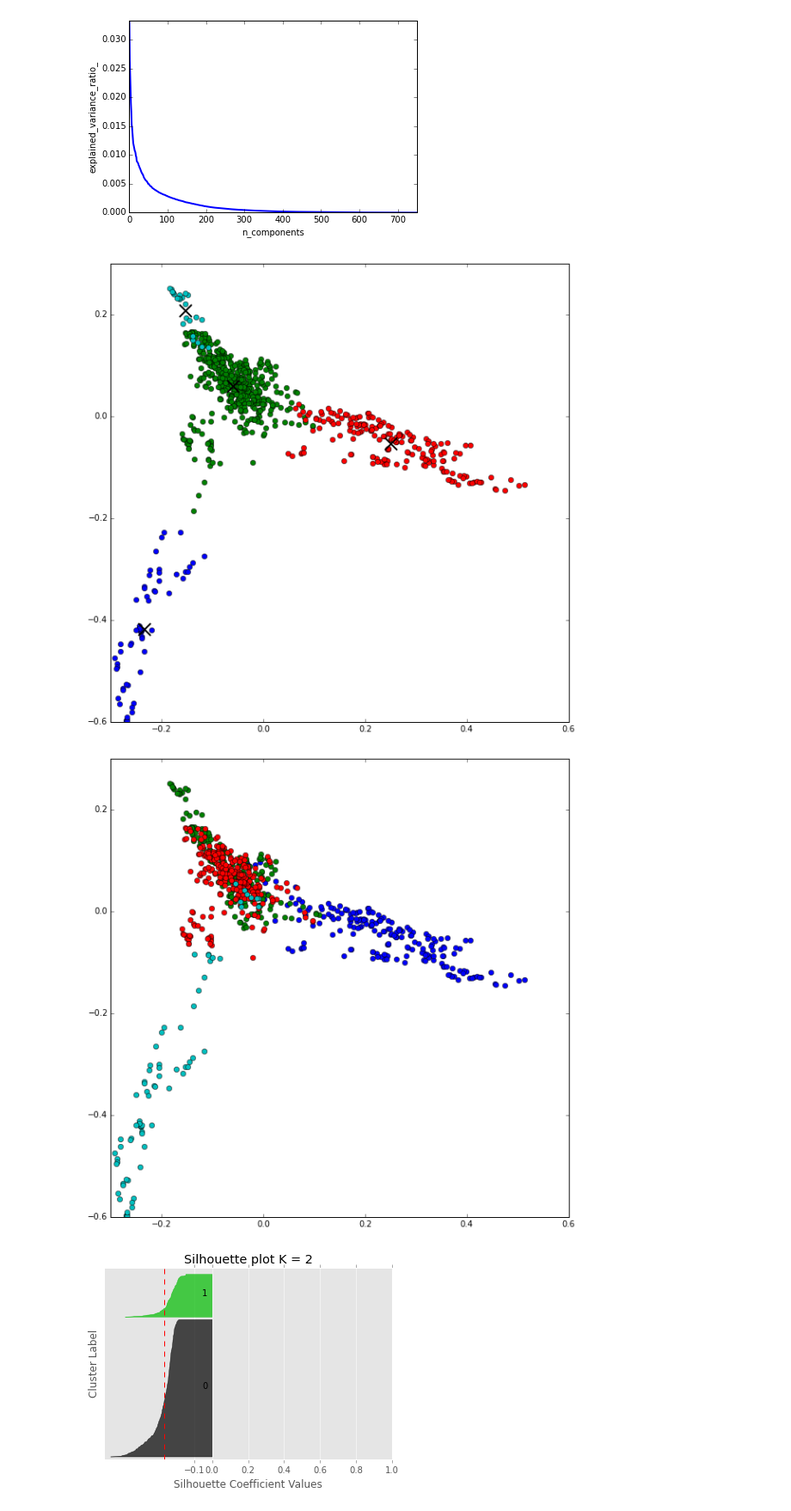
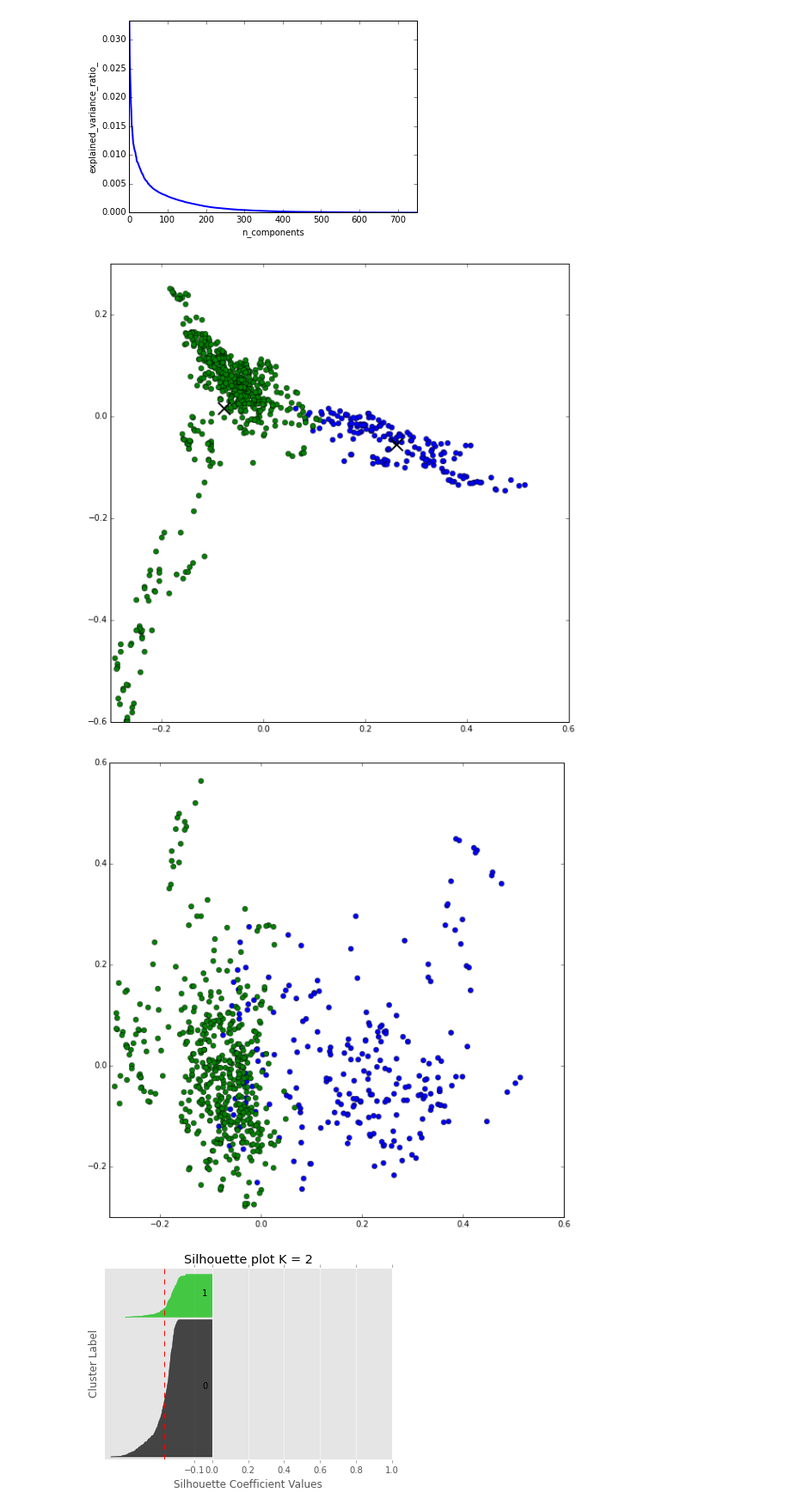
Before and after one commit to dingchaoz/machine_learning, a Jupyter notebook: HW4/Clustering_play.ipynb, the cells around one changed output. Shown at 86% size. Drawn from its saved outputs; the diff is of its cells as text; code cells hidden in the pictures.

```diff
--- a/HW4/Clustering_play.ipynb
+++ b/HW4/Clustering_play.ipynb
@@ -47,42 +47,42 @@ def getGMM(X, k):
     return gmm
 # %%
 ### fit K-Means cluster
-true_k = 4
+true_k = 2
 km = getKM(X_pca, true_k)
 klabels = km.labels_
 kcentroids = km.cluster_centers_
 
 ## plot K-Means
 plt.figure(figsize=(10, 10))
 for i in range(true_k):
     # plot data points
     dplt = X_pca[np.where(klabels==i)]
     plt.plot(dplt[:,0],dplt[:,1],'o')
 
     # plot centroids
     lines = plt.plot(kcentroids[i,0],kcentroids[i,1],'kx')
     plt.setp(lines,ms=15.0)
     plt.setp(lines,mew=2.0)
 plt.show()
 
 
 ### fit GMM with covariance_type = full
 gmm = getGMM(X_pca, true_k)
 glabels = gmm.predict(X_pca)
 gmeans = gmm.means_
 gcovar = gmm.covars_
 
 ## plot GMM
 plt.figure(figsize=(10, 10))
 for i in range(true_k):
     # plot data points
     dplt = X_pca[np.where(glabels==i)]
-    plt.plot(dplt[:,0],dplt[:,1],'o')
+    plt.plot(dplt[:,0],dplt[:,2],'o')
 
 plt.show()
 # %% [output]
-[figure, old version]
+[figure, new version]
-[figure, old version]
+[figure, new version]
 # %%
 ## Silhouette calculation & plot
 ## Adapted from http://scikit-learn.org/stable/auto_examples/cluster/plot_kmeans_silhouette_analysis.html
```
Also changed, not shown: 2 other files.
